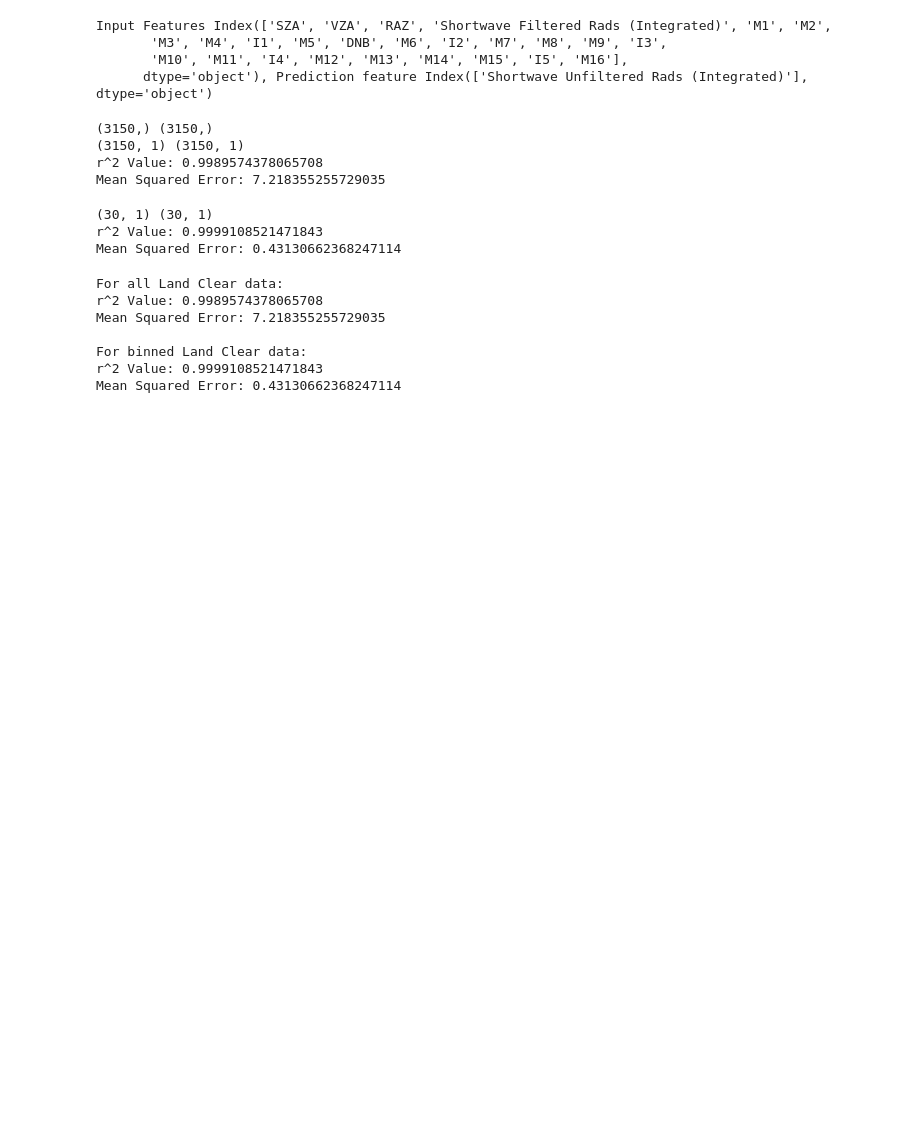
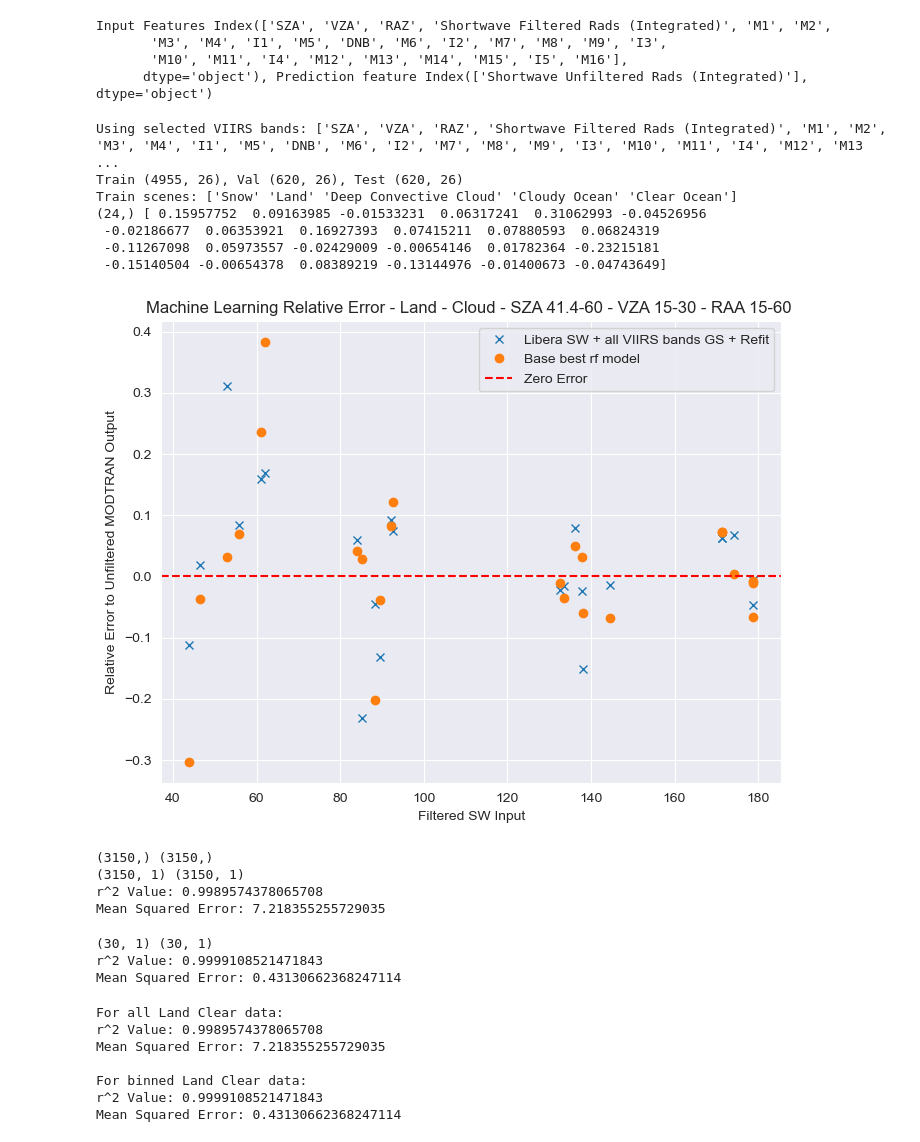
Before and after one commit to LASP-Libera/libera_unfiltering, a Jupyter notebook: validation.ipynb, the cells around one changed output. Saved outputs shown, nothing was run; the diff lists cells and outputs as text; code cells hidden in the pictures; blank space fills up the shorter version.

```diff
--- a/validation.ipynb
+++ b/validation.ipynb
@@ -715,6 +715,29 @@ Input Features Index(['SZA', 'VZA', 'RAZ', 'Shortwave Filtered Rads (Integrated)
       dtype='object'), Prediction feature Index(['Shortwave Unfiltered Rads (Integrated)'], dtype='object')
 # %%
 from sklearn.model_selection import GroupShuffleSplit
+
+def calculate_pe(dataset, input_features, model, is_sw = True):
+    X_test_data = dataset[input_features]
+    if is_sw:
+        Y_test_true_data = dataset[['Shortwave Unfiltered Rads (Integrated)']].to_numpy().ravel()
+    else:
+        Y_test_true_data = dataset[['Longwave Unfiltered Rads (Integrated)']].to_numpy().ravel()
+    Y_test_pred_data = model.predict(X_test_data)
+    Y_test_true_data.ravel()
+    test_pe = ( (Y_test_pred_data - Y_test_true_data) / Y_test_true_data) * 100
+    print(np.shape(test_pe), test_pe)
+    return test_pe
+
+def display_pe(sw_input, pe1, pe2, pe1_label, pe2_label):
+    plt.figure(figsize=(8, 6))
+    plt.plot(sw_input, pe1, "x", label=pe1_label)
+    plt.plot(sw_input, pe2, "o", label=pe2_label)
+    plt.axhline(0, color='red', linestyle='--', label='Zero Error')
+    plt.title("Machine Learning Relative Error - Land - Cloud - SZA 41.4-60 - VZA 15-30 - RAA 15-60 ")
+    plt.ylabel("Relative Error to Unfiltered MODTRAN Output")
+    plt.xlabel("Filtered SW Input")
+    plt.legend()
+    plt.show()
 
 def grouped_train_val_test_split(
     df: pd.DataFrame,
@@ -1015,6 +1038,30 @@ def test_viirs_bands_refit(
     ret["Test_data"] = {"X_test": X_te, "y_test": y_te, "meta_test": meta_te}
 
     return ret
+# %%
+best = {'max_depth': 16, 'max_features': 'log2', 'max_samples': None,
+        'min_samples_leaf': 1, 'min_samples_split': 2, 'n_estimators': 800}
+# %%
+test_refit = test_viirs_bands_refit(all_dataset, v=True, viirs_bands=True, is_sw=True,
+                                 selected_viirs_bands=['SZA', 'VZA', 'RAZ', 'Shortwave Filtered Rads (Integrated)',
+                                                       'M1', 'M2','M3', 'M4', 'I1', 'M5', 'DNB', 'M6', 'I2', 'M7',
+                                                       'M8', 'M9', 'I3', 'M10', 'M11', 'I4', 'M12', 'M13', 'M14',
+                                                       'M15', 'I5', 'M16'],  best_params=best, use_groups=True)
+
+test_refit_pe = calculate_pe(matt_test_data, ['SZA', 'VZA', 'RAZ', 'Shortwave Filtered Rads (Integrated)', 'M1', 'M2',
+       'M3', 'M4', 'I1', 'M5', 'DNB', 'M6', 'I2', 'M7', 'M8', 'M9', 'I3',
+       'M10', 'M11', 'I4', 'M12', 'M13', 'M14', 'M15', 'I5', 'M16'], test_refit['Final_Model'])
+
+display_pe(sw_input, test_refit_pe, mtest_pe, "Libera SW + all VIIRS bands GS + Refit", "Base best rf model")
+# %% [output]
+Using selected VIIRS bands: ['SZA', 'VZA', 'RAZ', 'Shortwave Filtered Rads (Integrated)', 'M1', 'M2', 'M3', 'M4', 'I1', 'M5', 'DNB', 'M6', 'I2', 'M7', 'M8', 'M9', 'I3', 'M10', 'M11', 'I4', 'M12', 'M13 ...
+Train (4955, 26), Val (620, 26), Test (620, 26)
+Train scenes: ['Snow' 'Land' 'Deep Convective Cloud' 'Cloudy Ocean' 'Clear Ocean']
+(24,) [ 0.15957752  0.09163985 -0.01533231  0.06317241  0.31062993 -0.04526956
+ -0.02186677  0.06353921  0.16927393  0.07415211  0.07880593  0.06824319
+ -0.11267098  0.05973557 -0.02429009 -0.00654146  0.01782364 -0.23215181
+ -0.15140504 -0.00654378  0.08389219 -0.13144976 -0.01400673 -0.04743649]
+[figure, added]
 # %%
 from sklearn.preprocessing import PolynomialFeatures
 from sklearn.linear_model import LinearRegression
```
Also changed, not shown: parts of 2 cells of this notebook.
